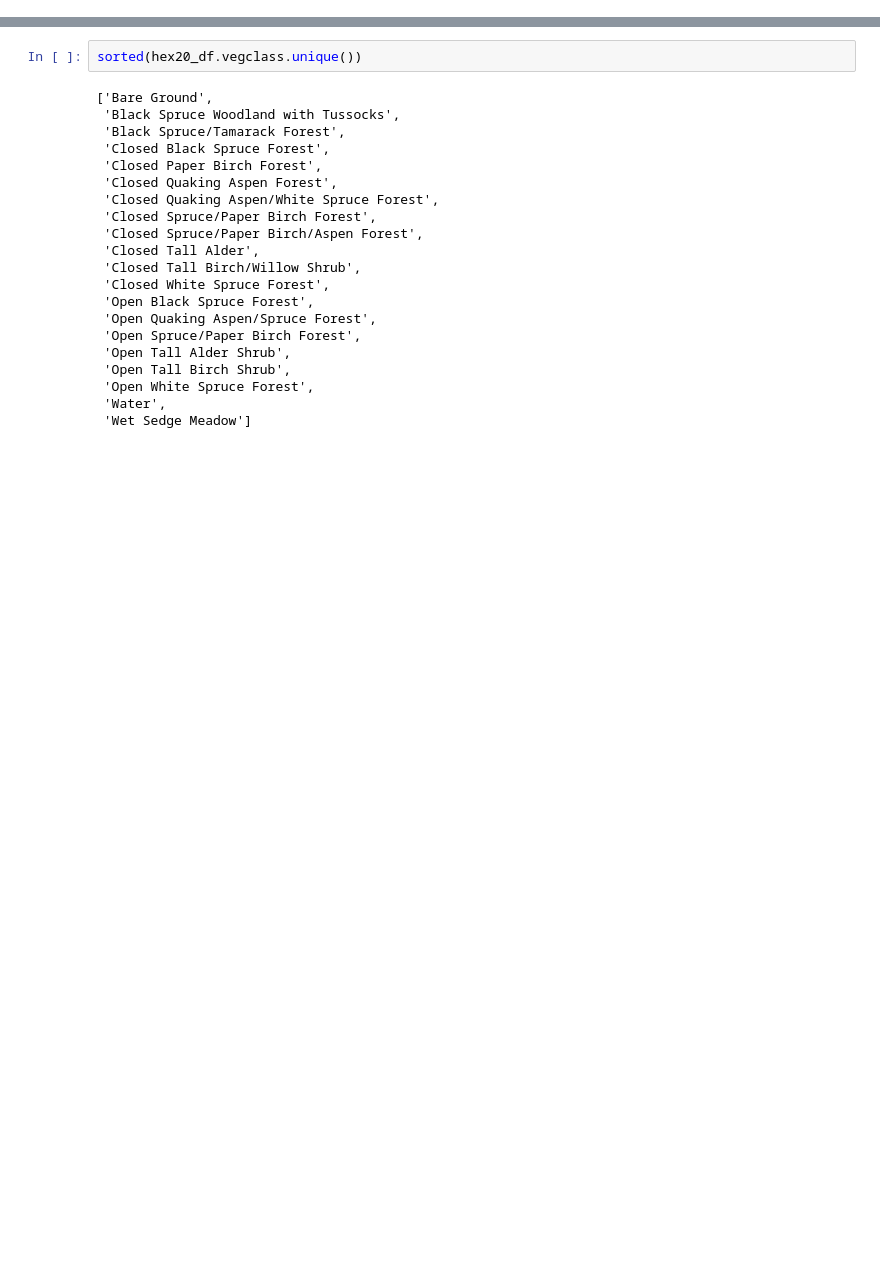
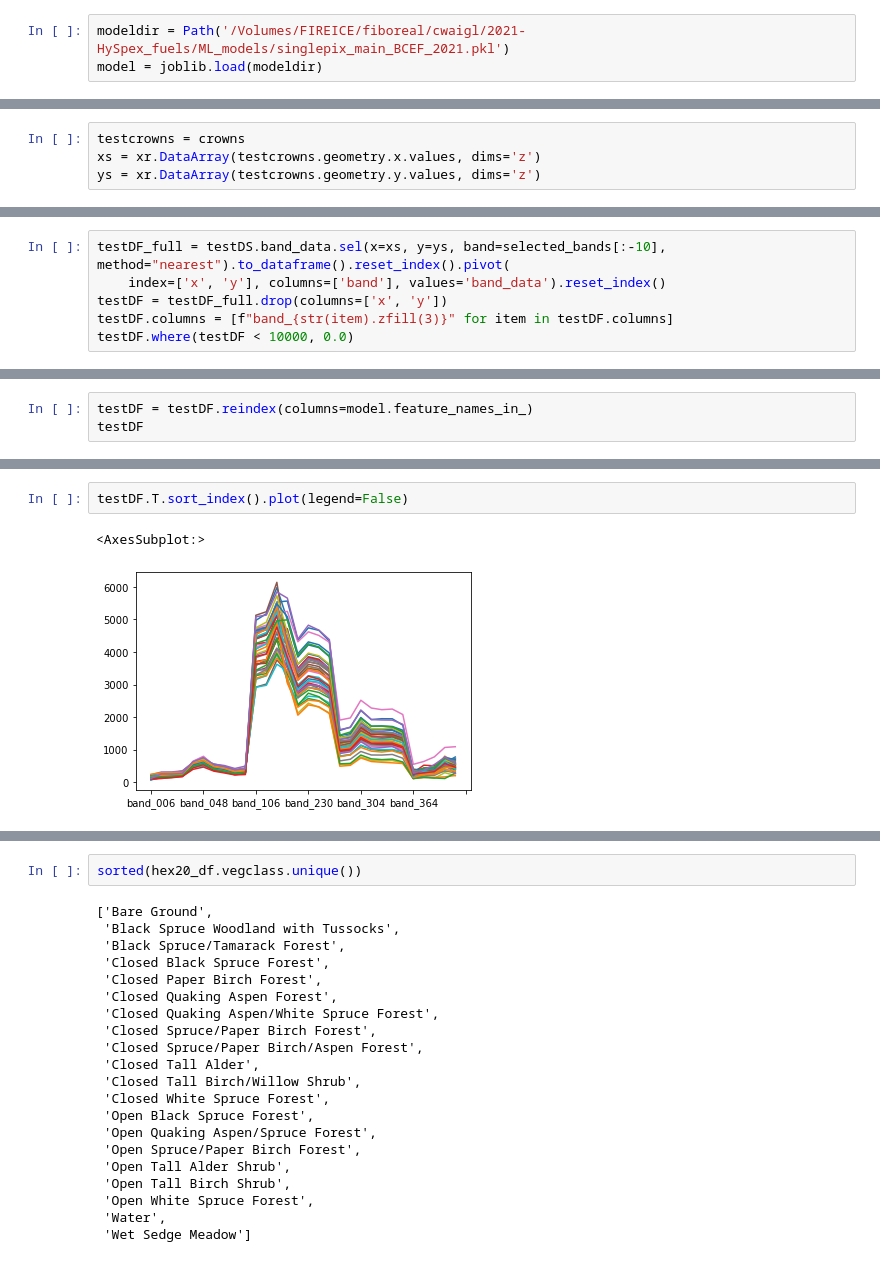
Before and after one commit to chryss/paper_fuels_hyspex, a Jupyter notebook: Jupyter_Notebooks/crown_class.ipynb, the cells around one changed output, grey strips where cells are left out. Saved outputs shown, nothing was run; the diff lists cells and outputs as text; blank space fills up the shorter version.

```diff
--- a/Jupyter_Notebooks/crown_class.ipynb
+++ b/Jupyter_Notebooks/crown_class.ipynb
@@ -24 +77,4 @@ crowns
+# %%
+modeldir = Path('/Volumes/FIREICE/fiboreal/cwaigl/2021-HySpex_fuels/ML_models/singlepix_main_BCEF_2021.pkl')
+model = joblib.load(modeldir)
 # %%
@@ -62,0 +85,4 @@ hex20_df
+# %%
+testcrowns = crowns
+xs = xr.DataArray(testcrowns.geometry.x.values, dims='z')
+ys = xr.DataArray(testcrowns.geometry.y.values, dims='z')
@@ -62,0 +109,6 @@ hex20_df
+# %%
+testDF_full = testDS.band_data.sel(x=xs, y=ys, band=selected_bands[:-10], method="nearest").to_dataframe().reset_index().pivot(
+    index=['x', 'y'], columns=['band'], values='band_data').reset_index()
+testDF = testDF_full.drop(columns=['x', 'y'])
+testDF.columns = [f"band_{str(item).zfill(3)}" for item in testDF.columns]
+testDF.where(testDF < 10000, 0.0)
@@ -62,0 +129,3 @@ hex20_df
+# %%
+testDF = testDF.reindex(columns=model.feature_names_in_)
+testDF
@@ -62,0 +146,5 @@ hex20_df
+# %%
+testDF.T.sort_index().plot(legend=False)
+# %% [output]
+<AxesSubplot:>
+[figure, added]
```
Also changed, not shown: parts of 18 cells of this notebook, 5 other files.
